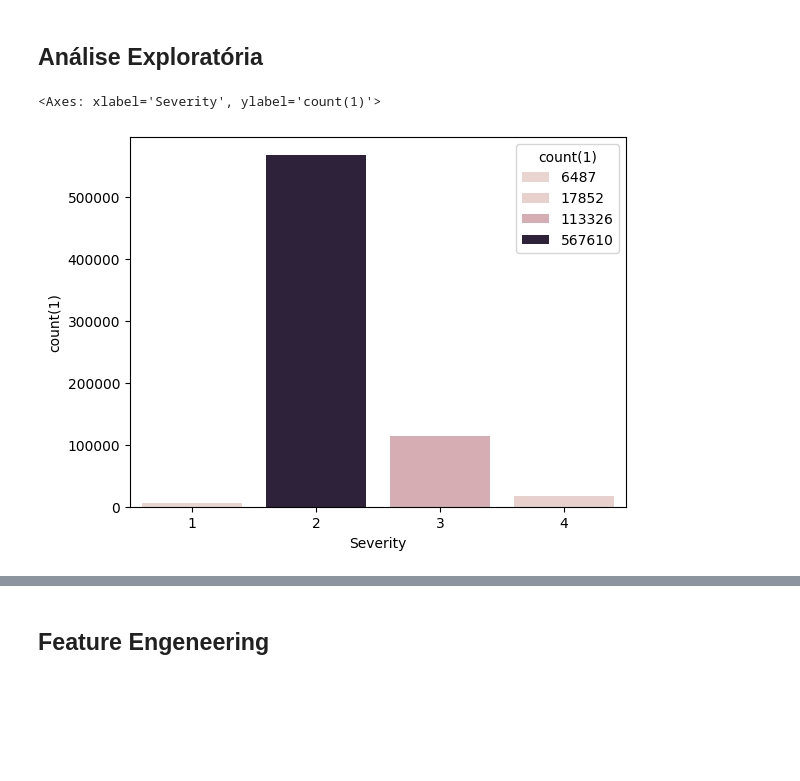
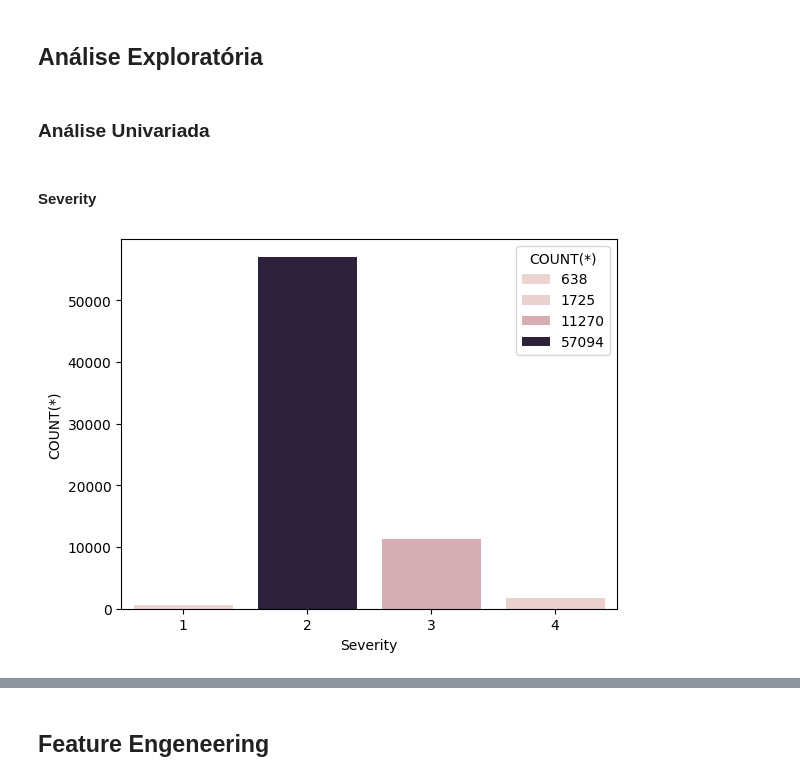
Before and after one commit to ArthurMesquita96/Traffic-Accident-Analysis, a Jupyter notebook: projeto_accidents.ipynb, the cells around one changed output, grey strips where cells are left out. Drawn from its saved outputs; the diff is of its cells as text; code cells hidden in the pictures; blank space fills up the shorter version.

```diff
--- a/projeto_accidents.ipynb
+++ b/projeto_accidents.ipynb
@@ -261,5 +220,5 @@ df_cleaned_subset.count()
 # %%
-sampled_df = df_cleaned_subset.sample(withReplacement=False, fraction=0.1)
+sampled_df = df_cleaned_subset.sample(withReplacement=False, fraction=0.01)
 
 sampled_df.show()
 # %% [output]
@@ -282,19 +241,15 @@ sampled_df.show()
 only showing top 20 rows
 # %% [markdown]
 ## Análise Exploratória
+# %%
+data_in_pandas = sampled_df.toPandas()
 # %%
-def barplot(data, builder, table_name, query, hue=False):
+def barplot(data, query, hue=False):
 
-    data.createOrReplaceTempView(f"{table_name}")
-
-    data_agg = builder.sql(
-        query
-    )
-
-    data_agg_toPandas = data_agg.toPandas()
+    data = ps.sqldf(query, locals())
 
     if hue:
-        return sns.barplot(data=data_agg_toPandas, x = data_agg_toPandas[data_agg_toPandas.columns[0]], y = data_agg_toPandas[data_agg_toPandas.columns[-1]], hue = data_agg_toPandas[data_agg_toPandas.columns[1]])
+        sns.barplot(data=data, x = data[data.columns[0]], y = data[data.columns[-1]], hue = data[data.columns[1]])
     else:
-        return sns.barplot(data=data_agg_toPandas, x = data_agg_toPandas[data_agg_toPandas.columns[0]], y = data_agg_toPandas[data_agg_toPandas.columns[-1]])
+        sns.barplot(data=data, x = data[data.columns[0]], y = data[data.columns[-1]])
 # %%
@@ -315,17 +267,18 @@ def histplot(data, builder, table_name, query, hue=False):
+# %% [markdown]
+### Análise Univariada
+# %% [markdown]
+#### Severity
 # %%
 barplot(
-    data = sampled_df,
-    builder = spark,
-    table_name= 'acidents',
+    data = data_in_pandas,
     query = '''
         SELECT
             Severity,
             COUNT(*)
-        FROM acidents
+        FROM data
         GROUP BY 1
         ORDER BY 1
     ''',
     hue=True)
 # %% [output]
-<Axes: xlabel='Severity', ylabel='count(1)'>
-[figure, old version]
+[figure, new version]
```
Also changed, not shown: parts of 53 cells of this notebook.
